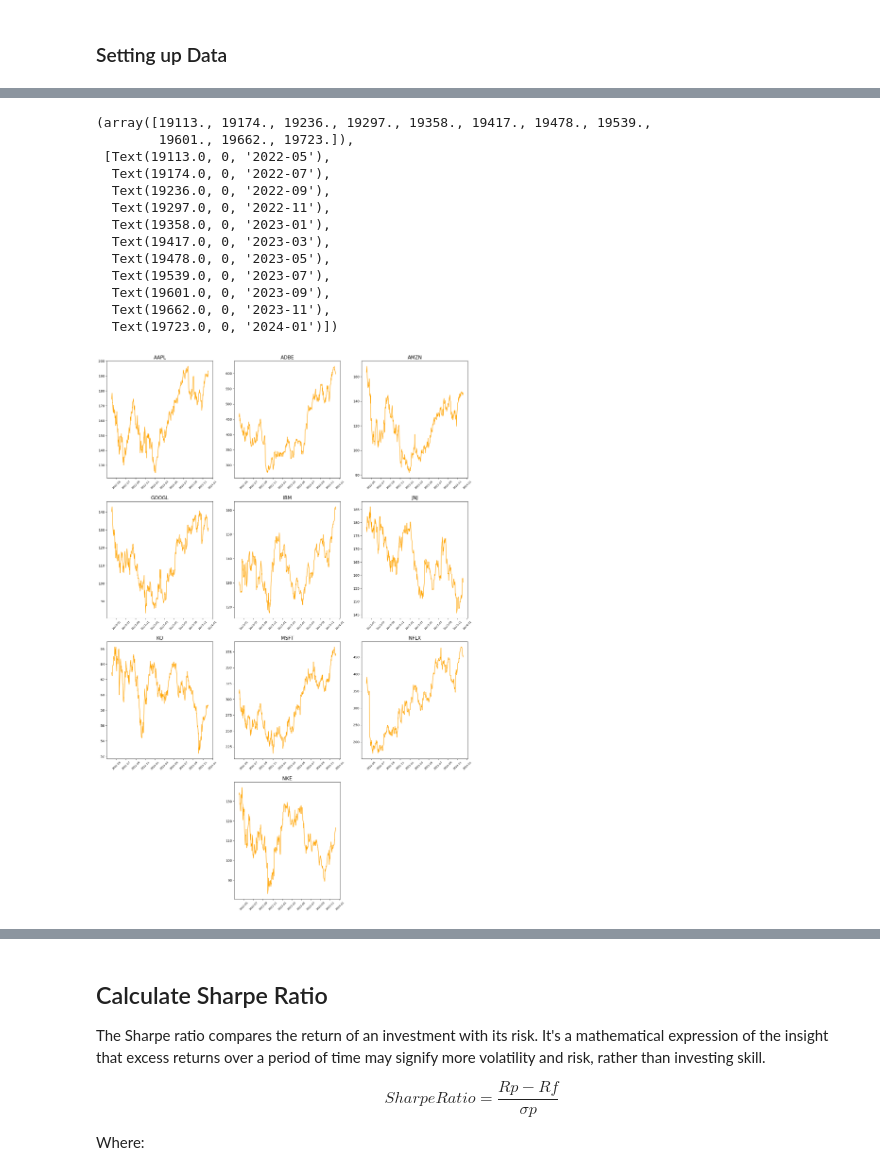
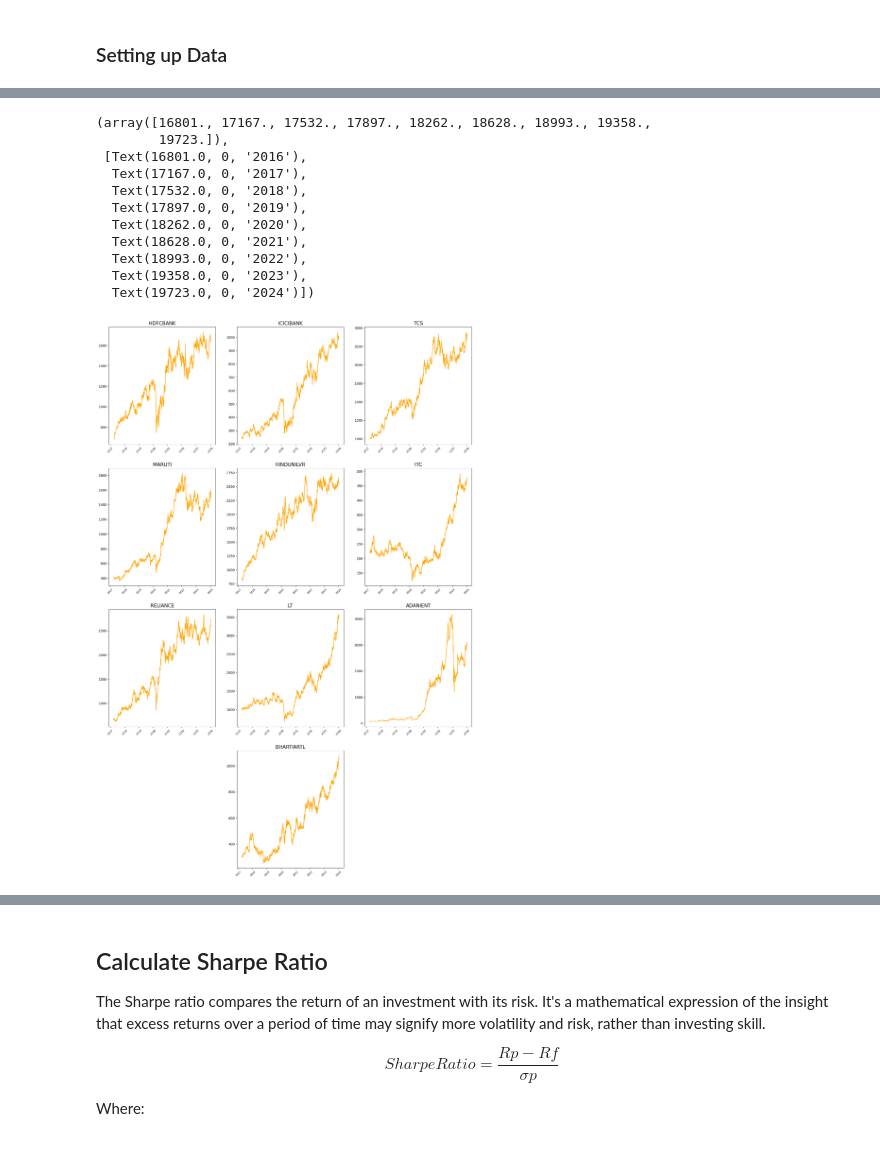
Before and after one commit to VIDIT-9/Portfolio-Optimization, a Jupyter notebook: Portifolio Optimization.ipynb, the cells around one changed output, grey strips where cells are left out. Drawn from its saved outputs; the diff is of its cells as text; code cells hidden in the pictures.

```diff
--- a/Portifolio Optimization.ipynb
+++ b/Portifolio Optimization.ipynb
@@ -53,8 +32,8 @@ warnings.filterwarnings(action= 'ignore')
 # %%
-ticker_list = ['AAPL', 'ADBE', 'GOOGL', 'IBM', 'JNJ', 'KO', 'NFLX', 'AMZN', 'NKE', 'MSFT']
+ticker_list = ['HDFCBANK.NS', 'ICICIBANK.NS', 'TCS.NS', 'INFY.NS', 'HINDUNILVR.NS', 'ITC.NS', 'RELIANCE.NS', 'LT.NS', 'ADANIENT.NS', 'BHARTIARTL.NS']
 dfs = []
 
-start_date = '2022-04-01'
+start_date = '2017-04-01'
 
 for ticker in ticker_list:
     data = yf.download(ticker, start=start_date)
@@ -92,0 +72,3 @@ display(stock_data)
+# %%
+Symbols = {'HDFCBANK.NS':'HDFCBANK', 'ICICIBANK.NS':'ICICIBANK', 'TCS.NS':'TCS', 'INFY.NS':'INFY', 'HINDUNILVR.NS':'HINDUNILVR', 'ITC.NS':'ITC', 'RELIANCE.NS':'RELIANCE', 'LT.NS':'LT', 'ADANIENT.NS':'ADANIENT', 'BHARTIARTL.NS':'BHARTIARTL'}
+stock_data['Symbol'] = stock_data['Symbol'].map(Symbols)
@@ -116,7 +112,7 @@ number_of_symbols
 # %% [markdown]
 ### Setting up Data
 # %%
-price_data = stock_data.pivot(index='Date', columns='Symbol', values='Close')
+price_data = stock_data.pivot(index='Date', columns='Symbol', values='Adj Close')
 # %%
 display(price_data)
 # %% [output]
@@ -152,67 +146,64 @@ Text(0.5, 36.72222222222221, '')
 plt.figure(figsize=(20,30))
 
 plt.subplot(4,3,1)
-pltplt.plot(price_data['AAPL'], color='orange')
-.plot(price_data['AAPL'], color='orange')
-plt.title('AAPL', fontsize=15)
+plt.plot(price_data['HDFCBANK'], color='orange')
+plt.title('HDFCBANK', fontsize=15)
 plt.xticks(fontsize=8,rotation=45)
 
 plt.subplot(4,3,2)
-plt.plot(price_data['ADBE'], color='orange')
-plt.title('ADBE', fontsize=15)
+plt.plot(price_data['ICICIBANK'], color='orange')
+plt.title('ICICIBANK', fontsize=15)
 plt.xticks(fontsize=8,rotation=45)
 
 plt.subplot(4,3,3)
-plt.plot(price_data['AMZN'], color='orange')
-plt.title('AMZN', fontsize=15)
+plt.plot(price_data['TCS'], color='orange')
+plt.title('TCS', fontsize=15)
 plt.xticks(fontsize=8,rotation=45)
 
 plt.subplot(4,3,4)
-plt.plot(price_data['GOOGL'], color='orange')
-plt.title('GOOGL', fontsize=15)
+plt.plot(price_data['INFY'], color='orange')
+plt.title('MARUTI', fontsize=15)
 plt.xticks(fontsize=8,rotation=45)
 
 plt.subplot(4,3,5)
-plt.plot(price_data['IBM'], color='orange')
-plt.title('IBM', fontsize=15)
+plt.plot(price_data['HINDUNILVR'], color='orange')
+plt.title('HINDUNILVR', fontsize=15)
 plt.xticks(fontsize=8,rotation=45)
 
 plt.subplot(4,3,6)
-plt.plot(price_data['JNJ'], color='orange')
-plt.title('JNJ', fontsize=15)
+plt.plot(price_data['ITC'], color='orange')
+plt.title('ITC', fontsize=15)
 plt.xticks(fontsize=8,rotation=45)
 
 plt.subplot(4,3,7)
-plt.plot(price_data['KO'], color='orange')
-plt.title('KO', fontsize=15)
+plt.plot(price_data['RELIANCE'], color='orange')
+plt.title('RELIANCE', fontsize=15)
 plt.xticks(fontsize=8,rotation=45)
 
 plt.subplot(4,3,8)
-plt.plot(price_data['MSFT'], color='orange')
-plt.title('MSFT', fontsize=15)
+plt.plot(price_data['LT'], color='orange')
+plt.title('LT', fontsize=15)
 plt.xticks(fontsize=8,rotation=45)
 
 plt.subplot(4,3,9)
-plt.plot(price_data['NFLX'], color='orange')
-plt.title('NFLX', fontsize=15)
+plt.plot(price_data['ADANIENT'], color='orange')
+plt.title('ADANIENT', fontsize=15)
 plt.xticks(fontsize=8,rotation=45)
 
 plt.subplot(4,3,11)
-plt.plot(price_data['NKE'], color='orange')
-plt.title('NKE', fontsize=15)
+plt.plot(price_data['BHARTIARTL'], color='orange')
+plt.title('BHARTIARTL', fontsize=15)
 plt.xticks(fontsize=8,rotation=45)
 # %% [output]
-(array([19113., 19174., 19236., 19297., 19358., 19417., 19478., 19539.,
-        19601., 19662., 19723.]),
- [Text(19113.0, 0, '2022-05'),
-  Text(19174.0, 0, '2022-07'),
-  Text(19236.0, 0, '2022-09'),
-  Text(19297.0, 0, '2022-11'),
-  Text(19358.0, 0, '2023-01'),
-  Text(19417.0, 0, '2023-03'),
-  Text(19478.0, 0, '2023-05'),
-  Text(19539.0, 0, '2023-07'),
-  Text(19601.0, 0, '2023-09'),
-  Text(19662.0, 0, '2023-11'),
-  Text(19723.0, 0, '2024-01')])
+(array([16801., 17167., 17532., 17897., 18262., 18628., 18993., 19358.,
+        19723.]),
+ [Text(16801.0, 0, '2016'),
+  Text(17167.0, 0, '2017'),
+  Text(17532.0, 0, '2018'),
+  Text(17897.0, 0, '2019'),
+  Text(18262.0, 0, '2020'),
+  Text(18628.0, 0, '2021'),
+  Text(18993.0, 0, '2022'),
+  Text(19358.0, 0, '2023'),
+  Text(19723.0, 0, '2024')])
-[figure, old version]
+[figure, new version]
```
Also changed, not shown: parts of 44 cells of this notebook.
